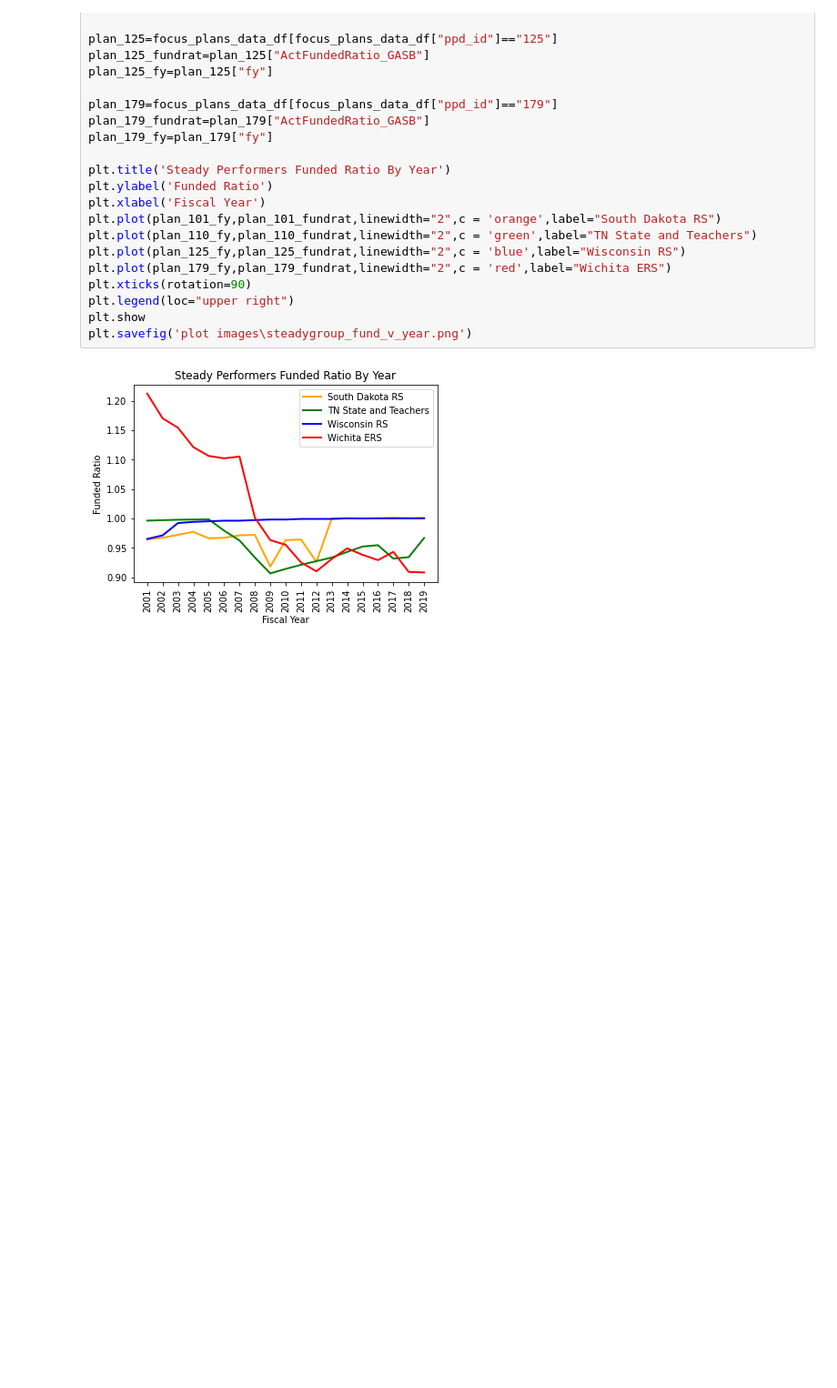
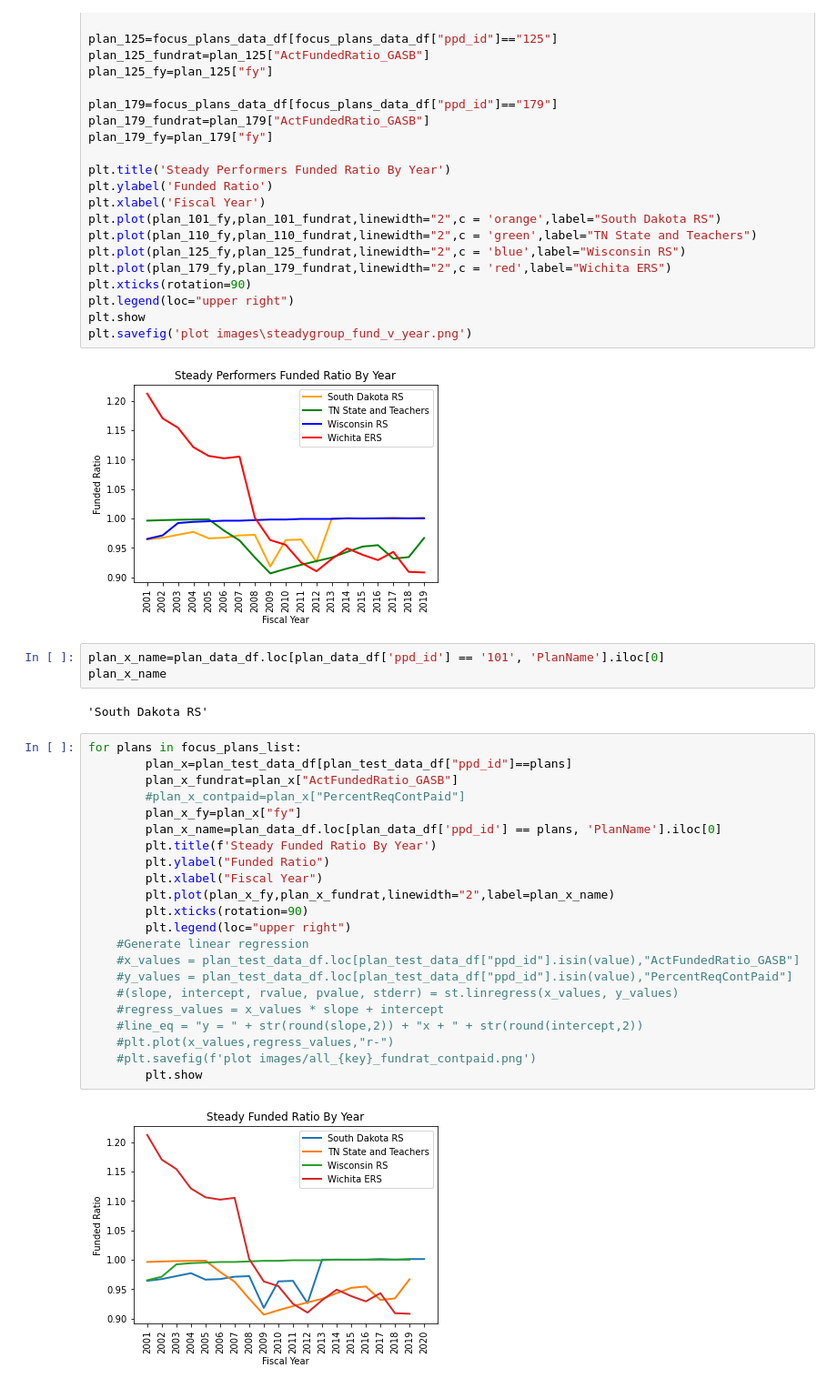
Before and after one commit to DeltaDeutsch/PPD-Group-Project, a Jupyter notebook: PPD Group Focus Plans.ipynb, the cells around one changed output. Shown at 91% size. Drawn from its saved outputs; the diff is of its cells as text; blank space fills up the shorter version.

Commit message:
Added code to plot funded ratio vs fy for all study groups

```diff
--- a/PPD Group Focus Plans.ipynb
+++ b/PPD Group Focus Plans.ipynb
@@ -304,6 +304,35 @@ plt.show
 plt.savefig('plot images\steadygroup_fund_v_year.png')
 # %% [output]
 [figure]
+# %%
+plan_x_name=plan_data_df.loc[plan_data_df['ppd_id'] == '101', 'PlanName'].iloc[0]
+plan_x_name
+# %% [output]
+'South Dakota RS'
+# %%
+for plans in focus_plans_list:
+        plan_x=plan_test_data_df[plan_test_data_df["ppd_id"]==plans]
+        plan_x_fundrat=plan_x["ActFundedRatio_GASB"]
+        #plan_x_contpaid=plan_x["PercentReqContPaid"]
+        plan_x_fy=plan_x["fy"]
+        plan_x_name=plan_data_df.loc[plan_data_df['ppd_id'] == plans, 'PlanName'].iloc[0]
+        plt.title(f'Steady Funded Ratio By Year')
+        plt.ylabel("Funded Ratio")
+        plt.xlabel("Fiscal Year")
+        plt.plot(plan_x_fy,plan_x_fundrat,linewidth="2",label=plan_x_name)
+        plt.xticks(rotation=90)
+        plt.legend(loc="upper right")
+    #Generate linear regression
+    #x_values = plan_test_data_df.loc[plan_test_data_df["ppd_id"].isin(value),"ActFundedRatio_GASB"]
+    #y_values = plan_test_data_df.loc[plan_test_data_df["ppd_id"].isin(value),"PercentReqContPaid"]
+    #(slope, intercept, rvalue, pvalue, stderr) = st.linregress(x_values, y_values)
+    #regress_values = x_values * slope + intercept
+    #line_eq = "y = " + str(round(slope,2)) + "x + " + str(round(intercept,2))
+    #plt.plot(x_values,regress_values,"r-")
+    #plt.savefig(f'plot images/all_{key}_fundrat_contpaid.png')
+        plt.show
+# %% [output]
+[figure, added]
 # %%
 fundrat_data = [plan_101_fundrat,plan_110_fundrat,plan_125_fundrat,plan_179_fundrat]
 flierprops=dict(marker="*", markerfacecolor="r", markersize=15)
```
Also changed, not shown: parts of 2 cells of this notebook, 5 other files.
